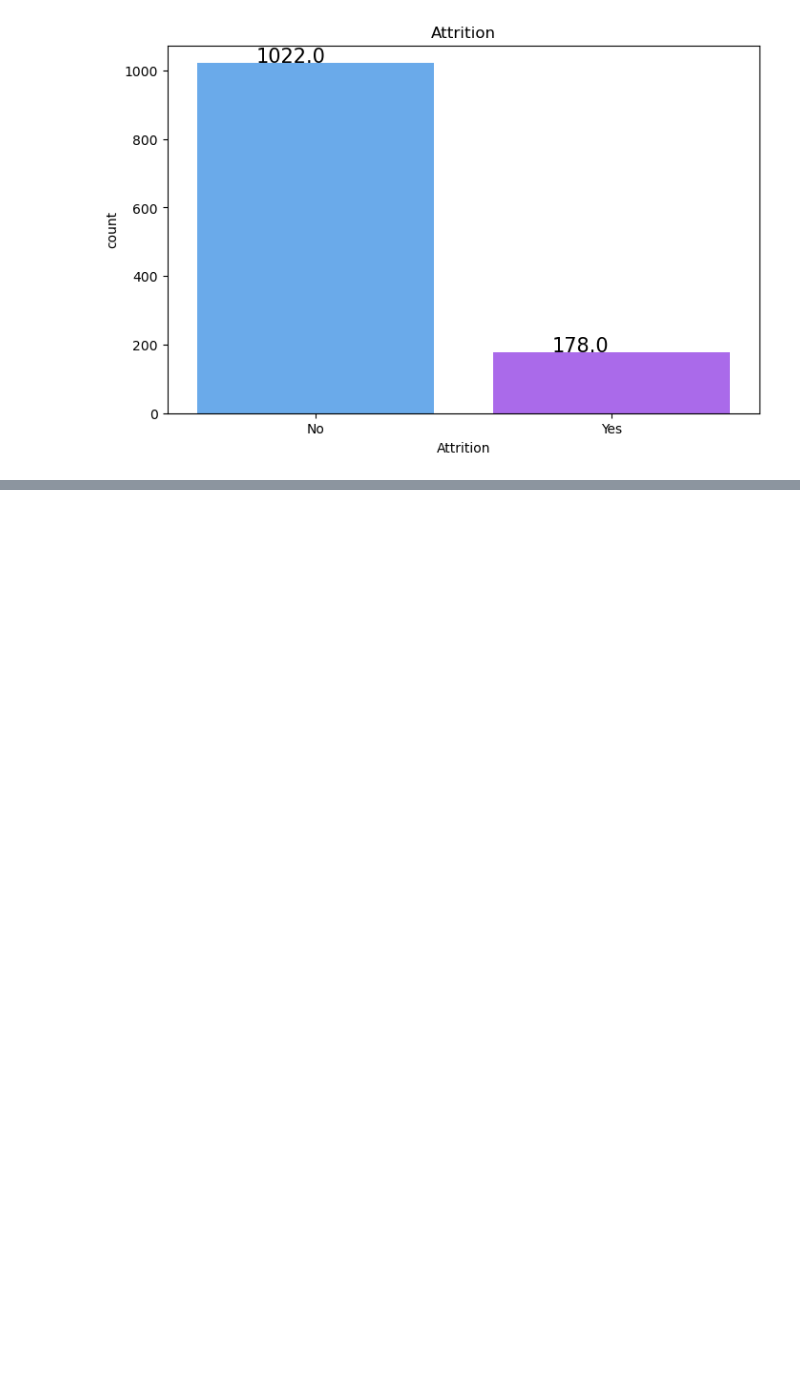
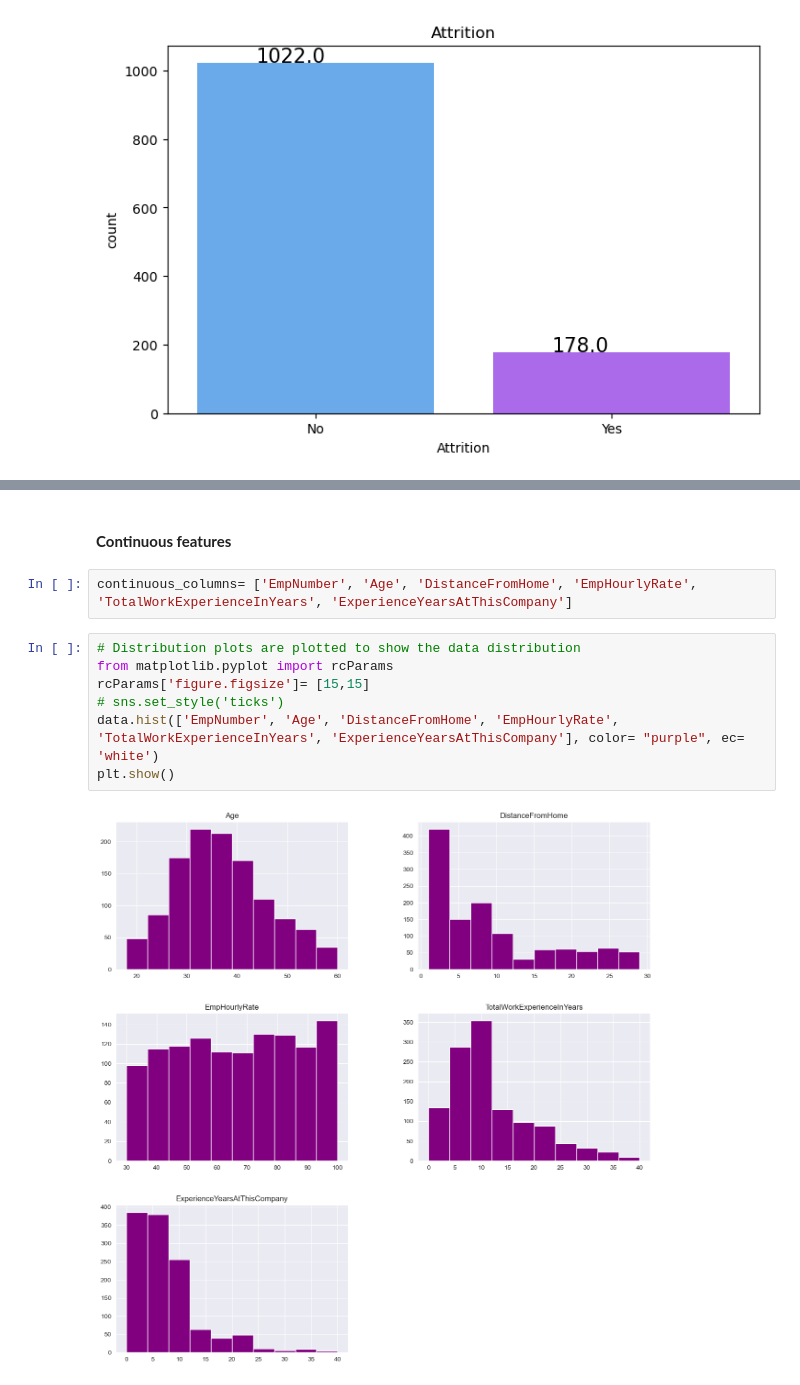
Before and after one commit to shanusaras/Employee_Performance_Analysis, a Jupyter notebook: Project.ipynb, the cells around one changed output, grey strips where cells are left out. Drawn from its saved outputs; the diff is of its cells as text; blank space fills up the shorter version.

```diff
--- a/Project.ipynb
+++ b/Project.ipynb
@@ -378,0 +509,13 @@ plt.show()
+# %% [markdown]
+#### **Continuous features**
+# %%
+continuous_columns= ['EmpNumber', 'Age', 'DistanceFromHome', 'EmpHourlyRate', 'TotalWorkExperienceInYears', 'ExperienceYearsAtThisCompany']
+# %%
+# Distribution plots are plotted to show the data distribution
+from matplotlib.pyplot import rcParams
+rcParams['figure.figsize']= [15,15]
+# sns.set_style('ticks')
+data.hist(['EmpNumber', 'Age', 'DistanceFromHome', 'EmpHourlyRate', 'TotalWorkExperienceInYears', 'ExperienceYearsAtThisCompany'], color= "purple", ec= 'white')
+plt.show()
+# %% [output]
+[figure, added]
```
Also changed, not shown: parts of 14 cells of this notebook.
